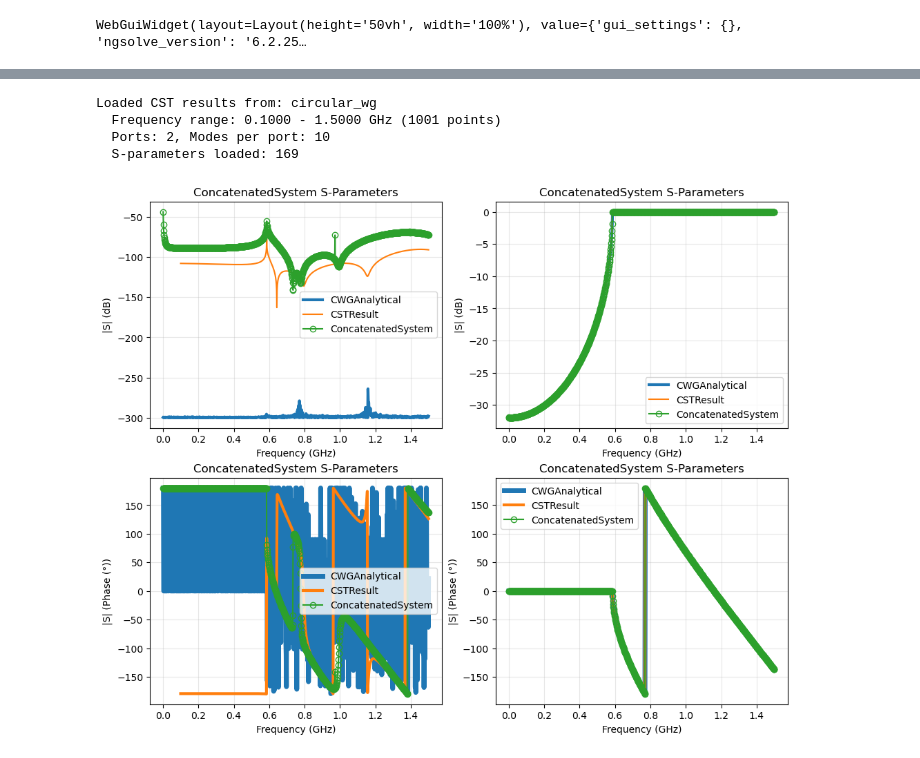
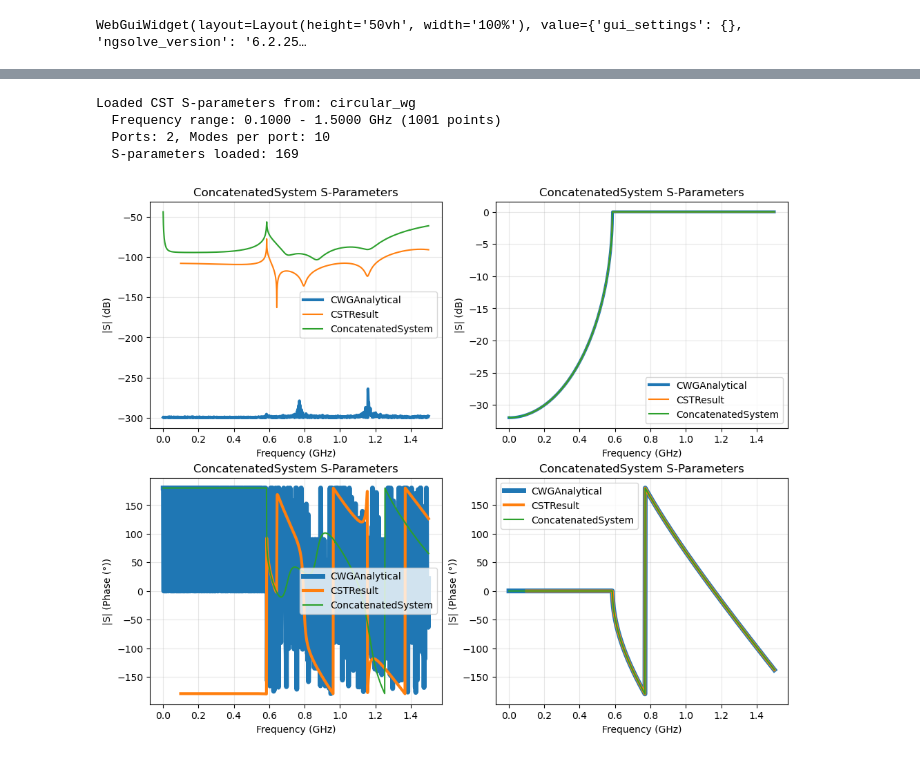
Before and after one commit to Dark-Elektron/cavsim3d, a Jupyter notebook: examples/cwg_step_split/cwg_step_split.ipynb, the cells around one changed output, grey strips where cells are left out. Drawn from its saved outputs; the diff is of its cells as text; code cells hidden in the pictures.

```diff
--- a/examples/cwg_step_split/cwg_step_split.ipynb
+++ b/examples/cwg_step_split/cwg_step_split.ipynb
@@ -61,10 +68,10 @@ analytical = CWGAnalytical(radius=radius, length=L)
 fom_config = {
     'nportmodes': 3,
     'order': 3,
-    'nsamples': 30,
+    'nsamples': 100,
     'fmin': 1e-3,
     'fmax': 1.5,
-    'solver_type': 'iterative',
+    'solver_type': 'direct',
     'rerun': True
 }
 fom_result = proj.fds.solve(config=fom_config)
@@ -146,26 +151,26 @@ INFO:: FrequencyDomainSolver saved to C:\Users\Soske\Documents\git_projects\cavs
 # %%
 from analytical.cst_result import CSTResult
 
 # compare fom, rom, CST and analytical solution
 # get cst solution
 
 cstresult = CSTResult(r'C:\Users\Soske\Documents\CST\circular_wg')
 # plot comparison
 which = [['1(1)1(1)'], ['1(1)2(1)']]
 fig, axs = plt.subplot_mosaic([[1, 2], [3, 4]], figsize=(10, 8), layout='constrained')
 for idx, wh in enumerate(which):
     # plot magnitude
     analytical.plot_s(wh, ax=axs[idx+1], lw=3)
     cstresult.plot_s(wh, ax=axs[idx+1])
-    concat.plot_s(wh, ax=axs[idx+1], marker='o', mfc='none')
+    concat.plot_s(wh, ax=axs[idx+1])
     # plot phase
     analytical.plot_s(wh, plot_type='phase', ax=axs[idx+3], lw=5)
     cstresult.plot_s(wh, plot_type='phase', ax=axs[idx+3], lw=3)
-    concat.plot_s(wh, plot_type='phase', ax=axs[idx+3], marker='o', mfc='none')
+    concat.plot_s(wh, plot_type='phase', ax=axs[idx+3])
 # %% [output]
-Loaded CST results from: circular_wg
+Loaded CST S-parameters from: circular_wg
   Frequency range: 0.1000 - 1.5000 GHz (1001 points)
   Ports: 2, Modes per port: 10
   S-parameters loaded: 169
-[figure, old version]
+[figure, new version]
 # %%
```
Also changed, not shown: parts of 7 cells of this notebook, 46 other files.
